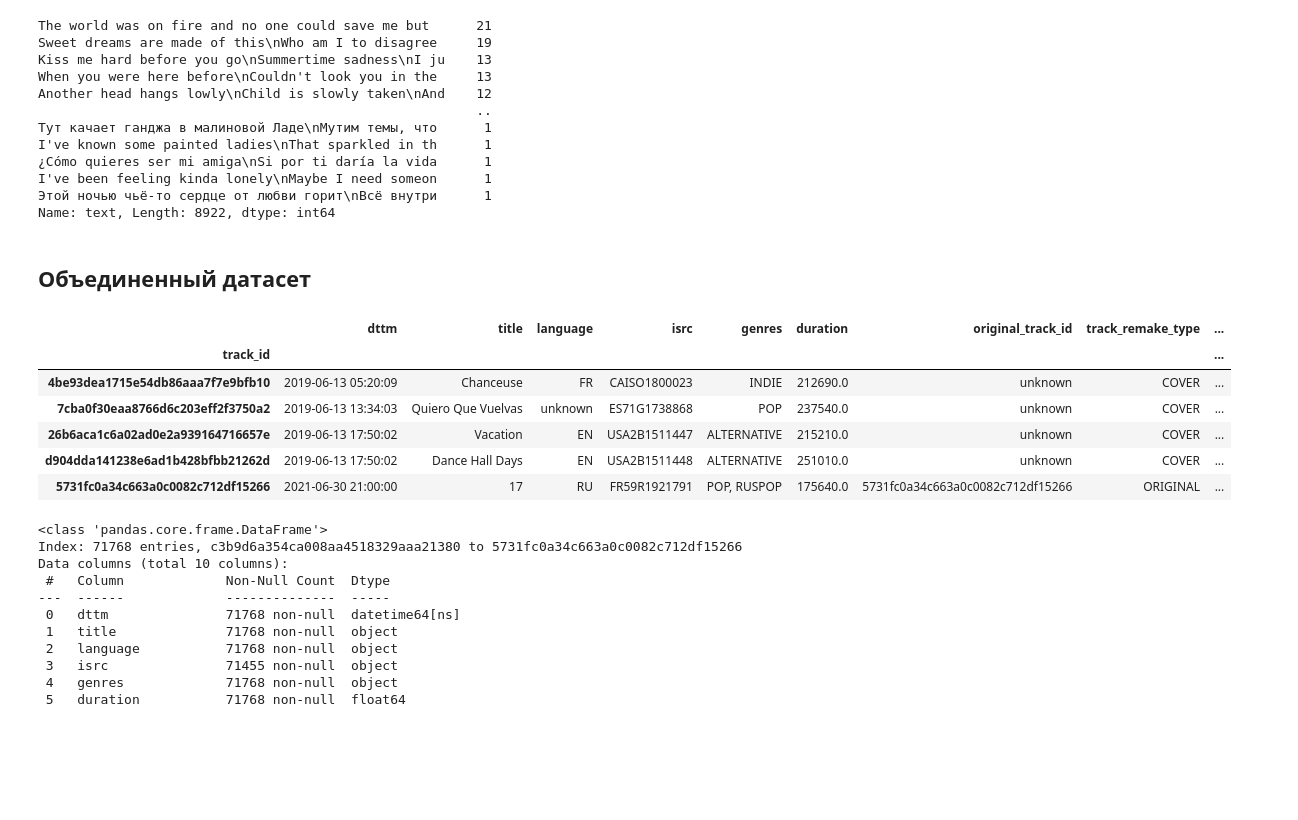
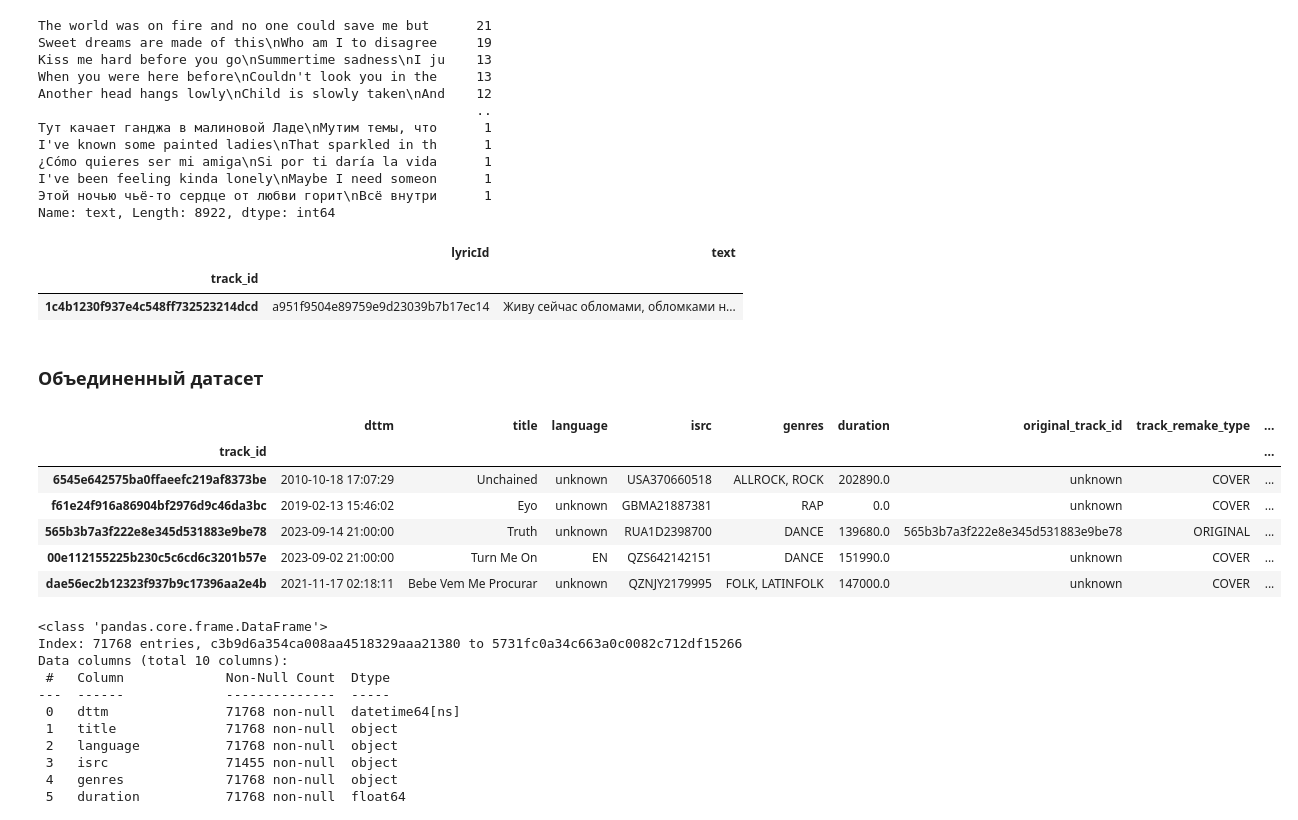
Before and after one commit to Asket-on/Hackathon-DS-Yandex-Music-2023-10-23, a Jupyter notebook: Hackathon_DS_Yandex_Music_2023_10_23.ipynb, the cells around one changed output. Cells and saved outputs as stored; diff of their text form; code cells hidden in the pictures; blank space fills up the shorter version.

```diff
--- a/Hackathon_DS_Yandex_Music_2023_10_23.ipynb
+++ b/Hackathon_DS_Yandex_Music_2023_10_23.ipynb
@@ -407,21 +408,27 @@ I've known some painted ladies\nThat sparkled in th      1
 I've been feeling kinda lonely\nMaybe I need someon      1
 Этой ночью чьё-то сердце от любви горит\nВсё внутри      1
 Name: text, Length: 8922, dtype: int64
+# %%
+lyrics.head(1)
+# %% [output]
+|  | lyricId | text |
+| track_id |  |  |
+| 1c4b1230f937e4c548ff732523214dcd | a951f9504e89759e9d23039b7b17ec14 | Живу сейчас обломами, обломками н... |
 # %% [markdown]
-## Объединенный датасет
+### Объединенный датасет
 # %%
 df = meta.join(covers, how='left')
 df = df.join(lyrics, how='left')
 # %%
-df.tail()
+df.sample(5)
 # %% [output]
 |  | dttm | title | language | isrc | genres | duration | original_track_id | track_remake_type | ... |
 | track_id |  |  |  |  |  |  |  |  | ... |
-| 4be93dea1715e54db86aaa7f7e9bfb10 | 2019-06-13 05:20:09 | Chanceuse | FR | CAISO1800023 | INDIE | 212690.0 | unknown | COVER | ... |
-| 7cba0f30eaa8766d6c203eff2f3750a2 | 2019-06-13 13:34:03 | Quiero Que Vuelvas | unknown | ES71G1738868 | POP | 237540.0 | unknown | COVER | ... |
-| 26b6aca1c6a02ad0e2a939164716657e | 2019-06-13 17:50:02 | Vacation | EN | USA2B1511447 | ALTERNATIVE | 215210.0 | unknown | COVER | ... |
-| d904dda141238e6ad1b428bfbb21262d | 2019-06-13 17:50:02 | Dance Hall Days | EN | USA2B1511448 | ALTERNATIVE | 251010.0 | unknown | COVER | ... |
-| 5731fc0a34c663a0c0082c712df15266 | 2021-06-30 21:00:00 | 17 | RU | FR59R1921791 | POP, RUSPOP | 175640.0 | 5731fc0a34c663a0c0082c712df15266 | ORIGINAL | ... |
+| 6545e642575ba0ffaeefc219af8373be | 2010-10-18 17:07:29 | Unchained | unknown | USA370660518 | ALLROCK, ROCK | 202890.0 | unknown | COVER | ... |
+| f61e24f916a86904bf2976d9c46da3bc | 2019-02-13 15:46:02 | Eyo | unknown | GBMA21887381 | RAP | 0.0 | unknown | COVER | ... |
+| 565b3b7a3f222e8e345d531883e9be78 | 2023-09-14 21:00:00 | Truth | unknown | RUA1D2398700 | DANCE | 139680.0 | 565b3b7a3f222e8e345d531883e9be78 | ORIGINAL | ... |
+| 00e112155225b230c5c6cd6c3201b57e | 2023-09-02 21:00:00 | Turn Me On | EN | QZS642142151 | DANCE | 151990.0 | unknown | COVER | ... |
+| dae56ec2b12323f937b9c17396aa2e4b | 2021-11-17 02:18:11 | Bebe Vem Me Procurar | unknown | QZNJY2179995 | FOLK, LATINFOLK | 147000.0 | unknown | COVER | ... |
 # %%
 df.info()
 # %% [output]
```
Also changed, not shown: parts of 21 cells of this notebook.
